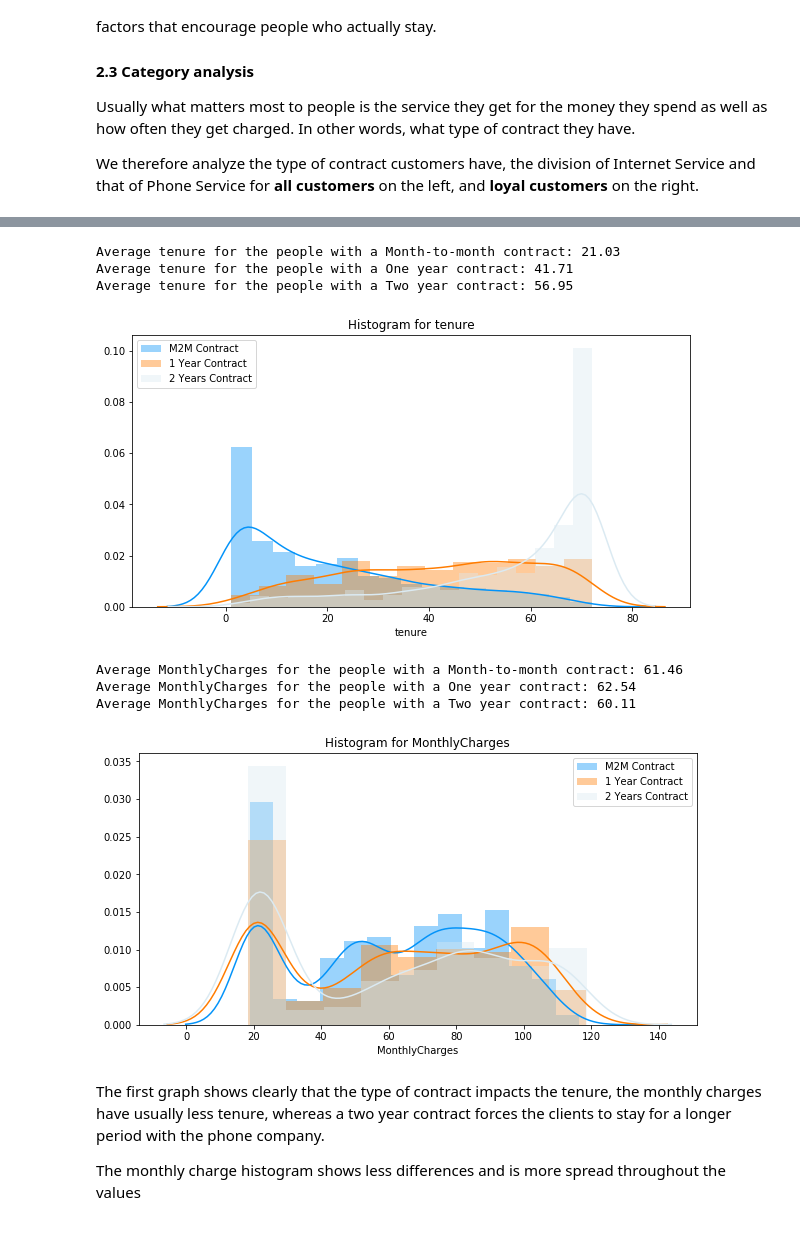
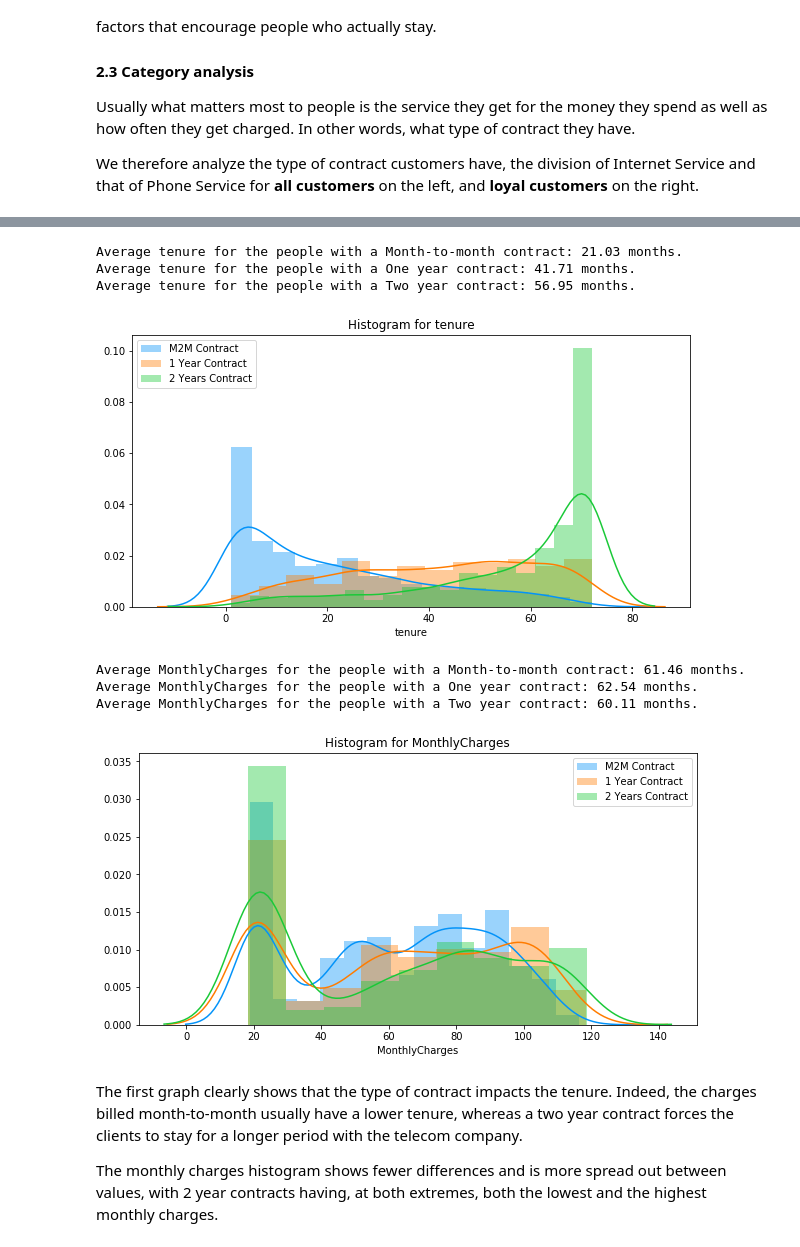
Before and after one commit to JulesTriomphe/dsip, a Jupyter notebook: PS1/ps01.ipynb, the cells around one changed output, grey strips where cells are left out. Drawn from its saved outputs; the diff is of its cells as text; code cells hidden in the pictures.

```diff
--- a/PS1/ps01.ipynb
+++ b/PS1/ps01.ipynb
@@ -298,27 +325,27 @@ def hist_by_feature(df, feature):
     plt.title("Histogram for {}".format(feature))
     ax0 = sns.distplot(df[df["Contract"]=="Month-to-month"][feature],color=sns.color_palette("terrain")[0],label="M2M Contract")
     ax1 = sns.distplot(df[df["Contract"]=="One year"][feature],color=sns.color_palette("bright")[1],label="1 Year Contract")
-    ax2 = sns.distplot(df[df["Contract"]=="Two year"][feature],color=sns.color_palette("RdBu")[3],label="2 Years Contract")
+    ax2 = sns.distplot(df[df["Contract"]=="Two year"][feature],color=sns.color_palette("bright")[2],label="2 Years Contract")
     plt.legend()
-    print('Average {} for the people with a Month-to-month contract: {:0.2f} '.format(feature, np.mean(list(df[df["Contract"]=="Month-to-month"][feature]))))
-    print('Average {} for the people with a One year contract: {:0.2f} '.format(feature, np.mean(list(df[df["Contract"]=="One year"][feature]))))
-    print('Average {} for the people with a Two year contract: {:0.2f} '.format(feature, np.mean(list(df[df["Contract"]=="Two year"][feature]))))
+    print('Average {} for the people with a Month-to-month contract: {:0.2f} months.'.format(feature, np.mean(list(df[df["Contract"]=="Month-to-month"][feature]))))
+    print('Average {} for the people with a One year contract: {:0.2f} months.'.format(feature, np.mean(list(df[df["Contract"]=="One year"][feature]))))
+    print('Average {} for the people with a Two year contract: {:0.2f} months.'.format(feature, np.mean(list(df[df["Contract"]=="Two year"][feature]))))
 # %%
-hist_by_feature(df_stay, 'tenure')
+hist_by_feature(clients_df_loyal, 'tenure')
 # %% [output]
-Average tenure for the people with a Month-to-month contract: 21.03
-Average tenure for the people with a One year contract: 41.71
-Average tenure for the people with a Two year contract: 56.95
+Average tenure for the people with a Month-to-month contract: 21.03 months.
+Average tenure for the people with a One year contract: 41.71 months.
+Average tenure for the people with a Two year contract: 56.95 months.
-[figure, old version]
+[figure, new version]
 # %%
-hist_by_feature(df_stay, 'MonthlyCharges')
+hist_by_feature(clients_df_loyal, 'MonthlyCharges')
 # %% [output]
-Average MonthlyCharges for the people with a Month-to-month contract: 61.46
-Average MonthlyCharges for the people with a One year contract: 62.54
-Average MonthlyCharges for the people with a Two year contract: 60.11
+Average MonthlyCharges for the people with a Month-to-month contract: 61.46 months.
+Average MonthlyCharges for the people with a One year contract: 62.54 months.
+Average MonthlyCharges for the people with a Two year contract: 60.11 months.
-[figure, old version]
+[figure, new version]
 # %% [markdown]
-The first graph shows clearly that the type of contract impacts the tenure, the monthly charges have usually less tenure, whereas a two year contract forces the clients to stay for a longer period with the phone company.
+The first graph clearly shows that the type of contract impacts the tenure. Indeed, the charges billed month-to-month usually have a lower tenure, whereas a two year contract forces the clients to stay for a longer period with the telecom company.
 
-The monthly charge histogram shows less differences and is more spread throughout the values
+The monthly charges histogram shows fewer differences and is more spread out between values, with 2 year contracts having, at both extremes, both the lowest and the highest monthly charges.
 # %% [markdown]
```
Also changed, not shown: parts of 19 cells of this notebook.
